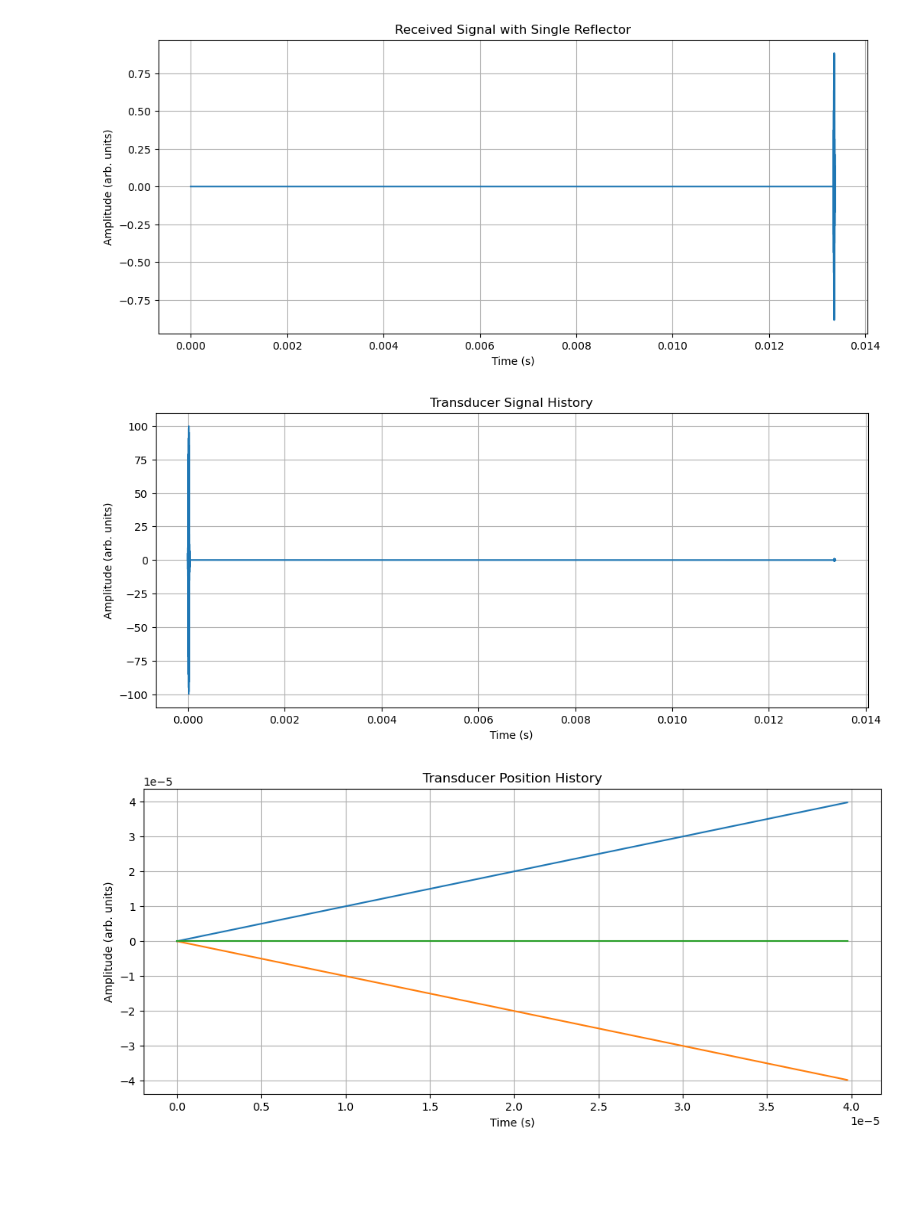
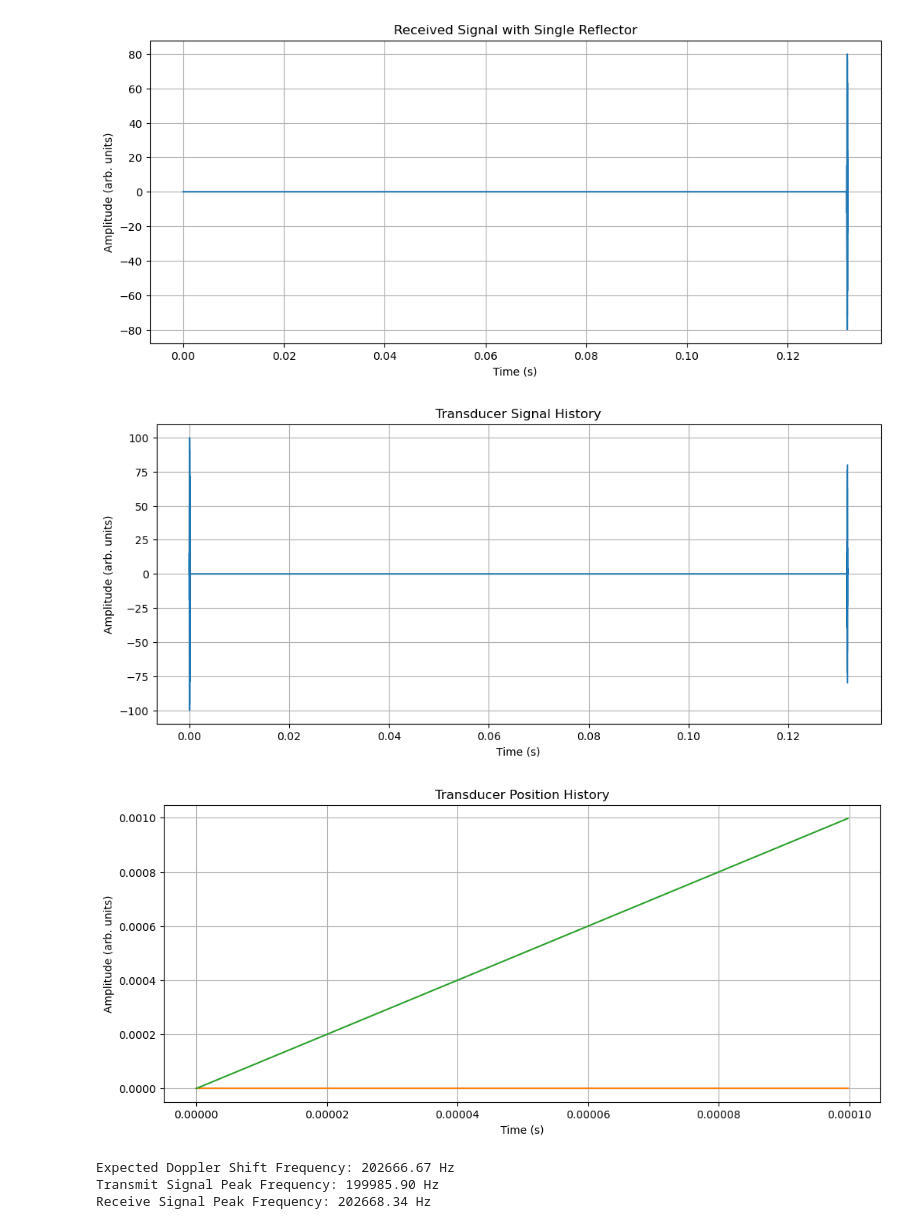
Before and after one commit to bluerobotics/ping-sonar-simulation, a Jupyter notebook: ping-test.ipynb, the cells around one changed output. Drawn from its saved outputs; the diff is of its cells as text; code cells hidden in the pictures; blank space fills up the shorter version.

```diff
--- a/ping-test.ipynb
+++ b/ping-test.ipynb
@@ -109,8 +133,6 @@ plt.show()
 # %%
-from ping import *
-
 ping_object = Ping(
-    frequency=500e3,
+    frequency=200e3,
     n_cycles=20,
     amplitude=100.0,
     phase=0,
@@ -120,14 +142,14 @@ ping_object = Ping(
 
 transducer_object = Transducer(
     position=np.array([0.0, 0.0, 0.0]),
-    velocity=np.array([1, -1, 0.0]),
+    velocity=np.array([0, 0, 10]),
     angle_deg=0.0,
     beam_width_deg=25.0
 )
 
 reflectors = [
     Reflector(
-        position=np.array([0.0, 0.0, 10]),
+        position=np.array([0.0, 0.0, 100]),
         radius=0.5,
         reflectivity=0.8,
         phase_shift_deg=180.0
@@ -191,3 +213,23 @@ plt.show()
-[figure, old version]
+[figure, new version]
-[figure, old version]
+[figure, new version]
-[figure, old version]
+[figure, new version]
+# %%
+peak_1, freqs_1, mag_1 = get_peak_frequency(ping_object.signal, ping_object.fs)
+peak_2, freqs_2, mag_2 = get_peak_frequency(transducer_object.receive_signal, ping_object.fs)
+
+
+separation_vec = reflectors[0].position - transducer_object.initial_position
+dir = separation_vec / np.linalg.norm(separation_vec)
+vel = np.dot(transducer_object.velocity, dir)
+expected_doppler_shift = (2*ping_object.frequency*vel/World.c) + ping_object.frequency
+
+print(f"Expected Doppler Shift Frequency: {expected_doppler_shift[0]:.2f} Hz")
+print(f"Transmit Signal Peak Frequency: {peak_1:.2f} Hz")
+print(f"Receive Signal Peak Frequency: {peak_2:.2f} Hz")
+
+# plt.plot(freqs_1, mag_1, label='Transmit Signal Spectrum')
+# plt.plot(freqs_2, mag_2, label='Receive Signal Spectrum')
+# %% [output]
+Expected Doppler Shift Frequency: 202666.67 Hz
+Transmit Signal Peak Frequency: 199985.90 Hz
+Receive Signal Peak Frequency: 202668.34 Hz
```
Also changed, not shown: parts of 11 cells of this notebook.
